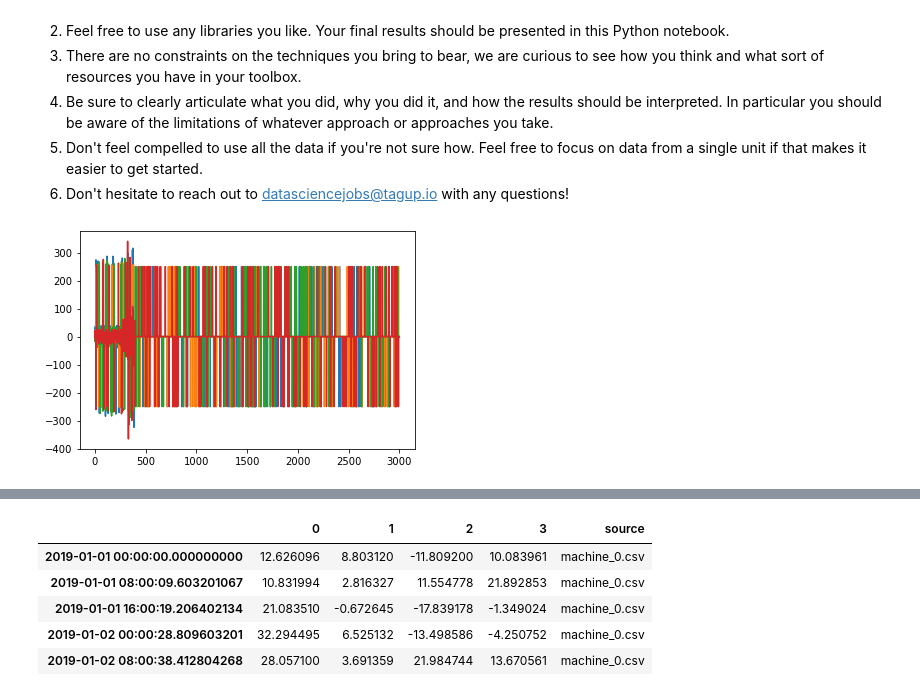
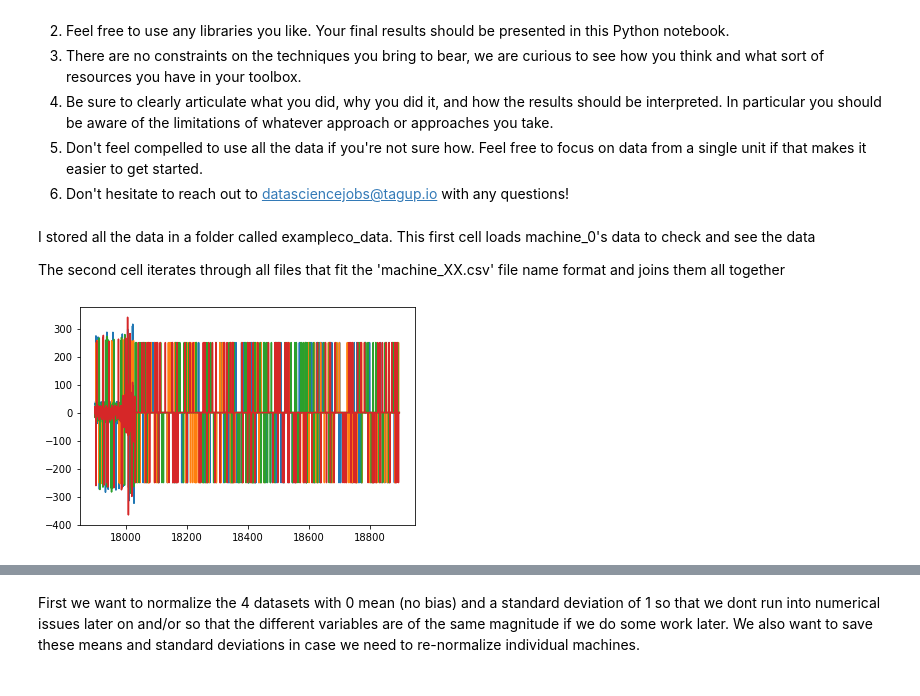
Before and after one commit to awyee/challenges, a Jupyter notebook: data-science/notebooks/Data_science_exercise.ipynb, the cells around one changed output, grey strips where cells are left out. Saved outputs shown, nothing was run; the diff lists cells and outputs as text; code cells hidden in the pictures.

```diff
--- a/data-science/notebooks/Data_science_exercise.ipynb
+++ b/data-science/notebooks/Data_science_exercise.ipynb
@@ -37,12 +41,16 @@ path = 'exampleco_data'
+# %% [markdown]
+I stored all the data in a folder called exampleco_data. This first cell loads machine_0's data to check and see the data
+
+The second cell iterates through all files that fit the 'machine_XX.csv' file name format and joins them all together
 # %%
+path = '../exampleco_data'
+df_machine_0 = pd.read_csv(join(path, 'machine_0.csv'),index_col=0)
+dates = date2num(df_machine_0.index)
 
-
-data = pd.read_csv('exampleco_data/machine_0.csv',index_col=0)
-
-plt.plot(range(len(data)), data)
+plt.plot(dates, df_machine_0)
 plt.show()
 # %% [output]
-[figure, old version]
+[figure, new version]
 # %%
 df_machine_data = pd.DataFrame()
 
@@ -75,12 +86,5 @@ machine_6.csv added to dataframe
 machine_7.csv added to dataframe
 machine_8.csv added to dataframe
 machine_9.csv added to dataframe
-# %%
-df_machine_data.head()
-# %% [output]
-|  | 0 | 1 | 2 | 3 | source |
-| 2019-01-01 00:00:00.000000000 | 12.626096 | 8.803120 | -11.809200 | 10.083961 | machine_0.csv |
-| 2019-01-01 08:00:09.603201067 | 10.831994 | 2.816327 | 11.554778 | 21.892853 | machine_0.csv |
-| 2019-01-01 16:00:19.206402134 | 21.083510 | -0.672645 | -17.839178 | -1.349024 | machine_0.csv |
-| 2019-01-02 00:00:28.809603201 | 32.294495 | 6.525132 | -13.498586 | -4.250752 | machine_0.csv |
-| 2019-01-02 08:00:38.412804268 | 28.057100 | 3.691359 | 21.984744 | 13.670561 | machine_0.csv |
+# %% [markdown]
+First we want to normalize the 4 datasets with 0 mean (no bias) and a standard deviation of 1 so that we dont run into numerical issues later on and/or so that the different variables are of the same magnitude if we do some work later. We also want to save these means and standard deviations in case we need to re-normalize individual machines.
```
Also changed, not shown: parts of 28 cells of this notebook.
